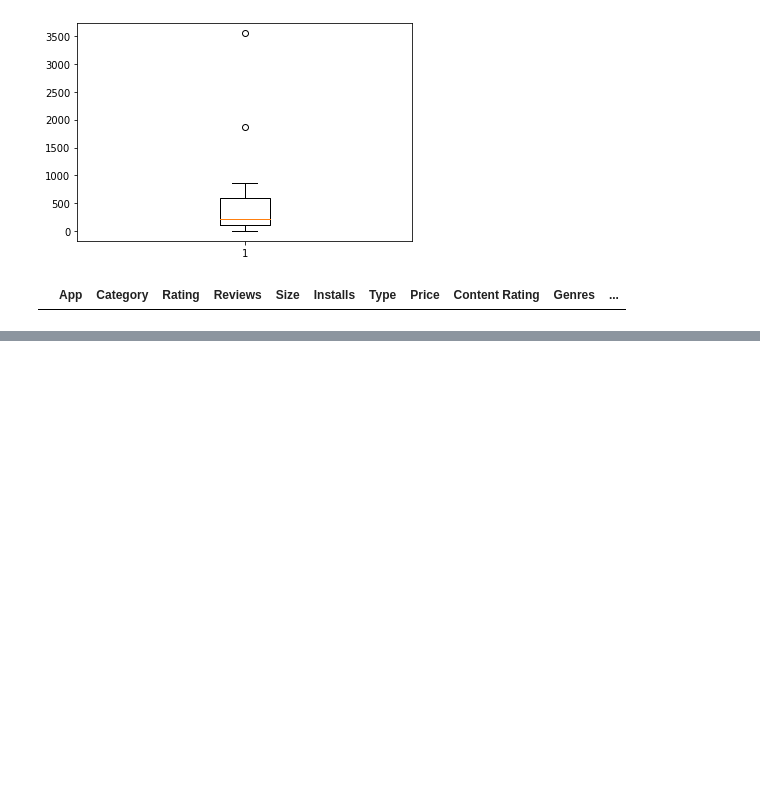
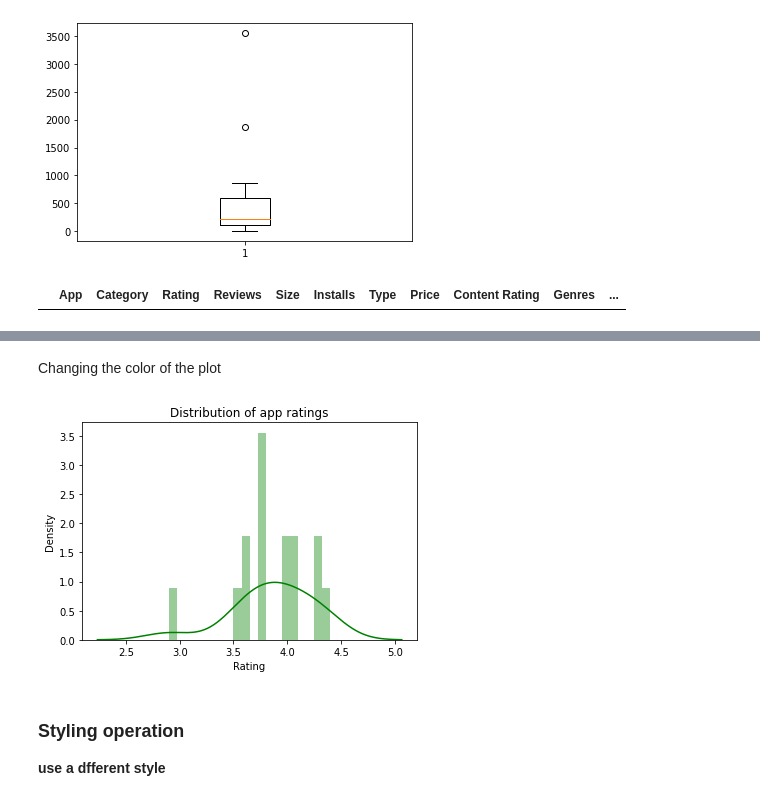
Before and after one commit to Code-tanisha/UPgrad-Python-Data-science-, a Jupyter notebook: Google_playstore_CaseStudy_Cleaning.ipynb, the cells around one changed output, grey strips where cells are left out. Saved outputs shown, nothing was run; the diff lists cells and outputs as text; code cells hidden in the pictures; blank space fills up the shorter version.

```diff
--- a/Google_playstore_CaseStudy_Cleaning.ipynb
+++ b/Google_playstore_CaseStudy_Cleaning.ipynb
@@ -548,0 +501,12 @@ Name: Installs, dtype: float64
+# %% [markdown]
+Changing the color of the plot
+# %%
+sns.distplot(inp1['Rating'], bins=20, color="g")
+plt.title("Distribution of app ratings", fontsize=12)
+plt.show()
+# %% [output]
+[figure, added]
+# %% [markdown]
+### Styling operation
+
+**use a dfferent style**
```
Also changed, not shown: parts of 69 cells of this notebook.
